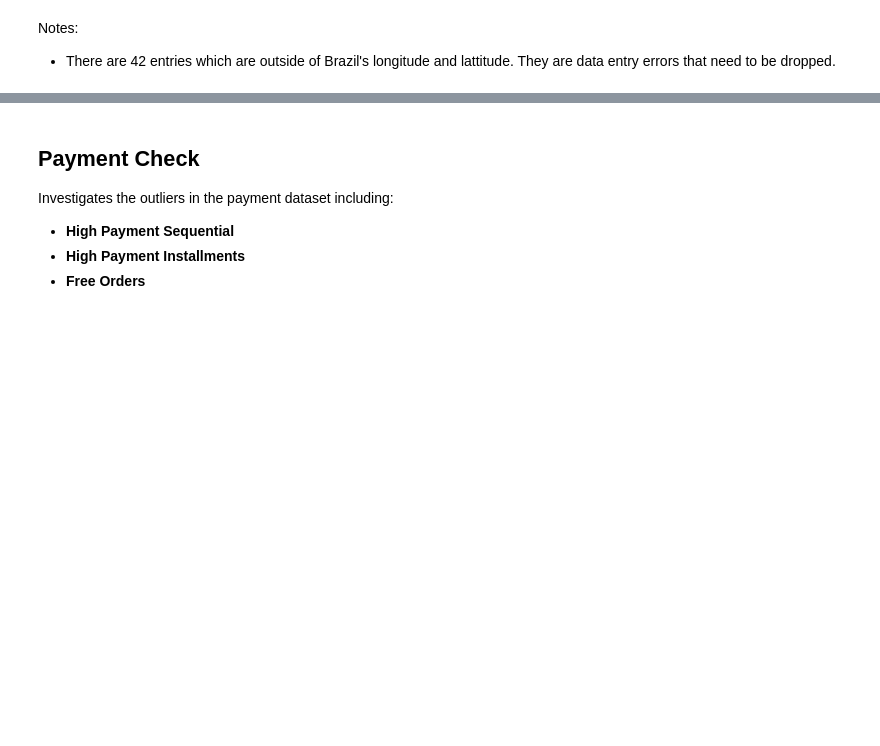
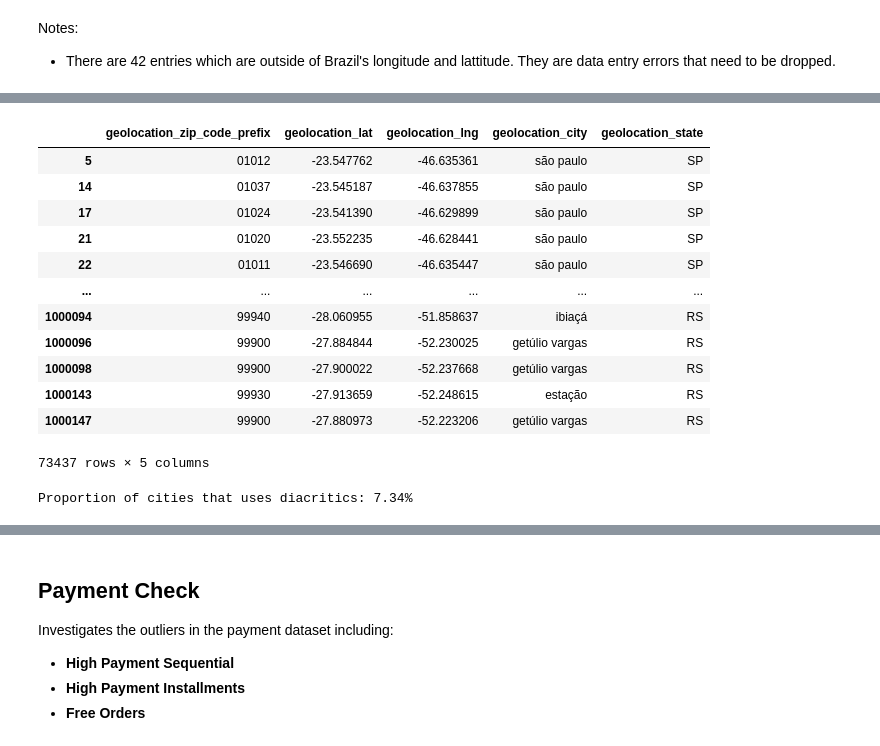
Before and after one commit to g-awaine/y3s2_caie_assessment, a Jupyter notebook: annex/preliminary_data_analysis.ipynb, the cells around one changed output, grey strips where cells are left out. Drawn from its saved outputs; the diff is of its cells as text; code cells hidden in the pictures; blank space fills up the shorter version.

```diff
--- a/annex/preliminary_data_analysis.ipynb
+++ b/annex/preliminary_data_analysis.ipynb
@@ -1281,0 +1303,8 @@ Investigates outliers in the items dataset including:
+# %%
+def identify_diacritics(text):
+    # Check if the given text contains any diacritic characters.
+    for char in text:
+        # Normalize the character to NFD and check for combining marks
+        if any(unicodedata.category(mark) == 'Mn' for mark in unicodedata.normalize('NFD', char)):
+            return True
+    return False
@@ -1281,0 +1327,24 @@ Investigates outliers in the items dataset including:
+# %%
+# Identify entries with cities containing diacritics
+diacritics_cities_df = geolocation_df[geolocation_df['geolocation_city'].apply(identify_diacritics)]
+diacritics_cities_df
+# %% [output]
+|  | geolocation_zip_code_prefix | geolocation_lat | geolocation_lng | geolocation_city | geolocation_state |
+| 5 | 01012 | -23.547762 | -46.635361 | são paulo | SP |
+| 14 | 01037 | -23.545187 | -46.637855 | são paulo | SP |
+| 17 | 01024 | -23.541390 | -46.629899 | são paulo | SP |
+| 21 | 01020 | -23.552235 | -46.628441 | são paulo | SP |
+| 22 | 01011 | -23.546690 | -46.635447 | são paulo | SP |
+| ... | ... | ... | ... | ... | ... |
+| 1000094 | 99940 | -28.060955 | -51.858637 | ibiaçá | RS |
+| 1000096 | 99900 | -27.884844 | -52.230025 | getúlio vargas | RS |
+| 1000098 | 99900 | -27.900022 | -52.237668 | getúlio vargas | RS |
+| 1000143 | 99930 | -27.913659 | -52.248615 | estação | RS |
+| 1000147 | 99900 | -27.880973 | -52.223206 | getúlio vargas | RS |
+73437 rows × 5 columns
+# %%
+# Identify the proportion of cities with diacritics
+proportion_diacritics_cities = diacritics_cities_df.shape[0] / geolocation_df.shape[0] * 100
+print(f"Proportion of cities that uses diacritics: {proportion_diacritics_cities:.2f}%")
+# %% [output]
+Proportion of cities that uses diacritics: 7.34%
```
Also changed, not shown: parts of 21 cells of this notebook, 8 other files.
